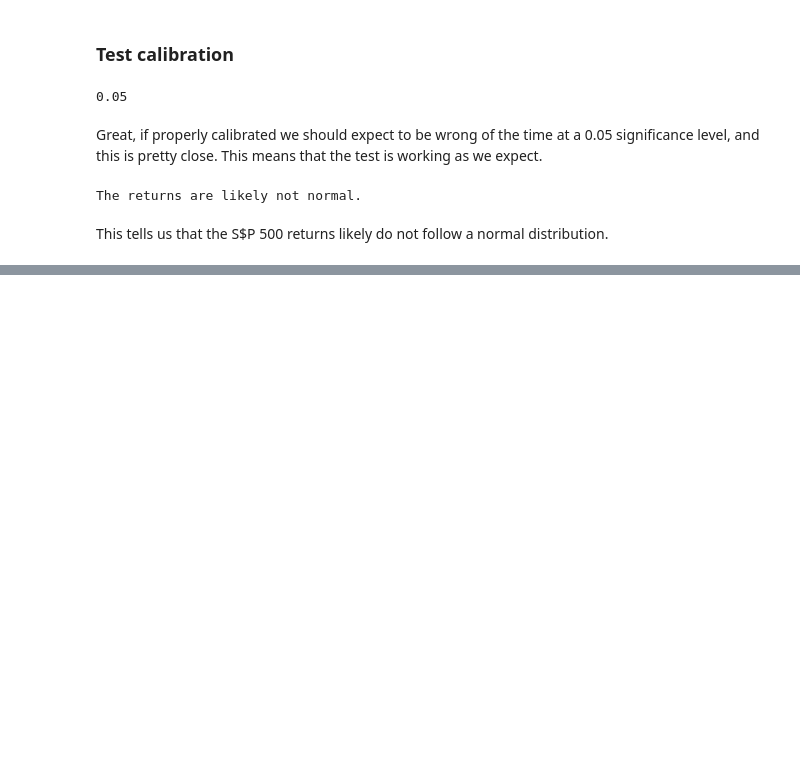
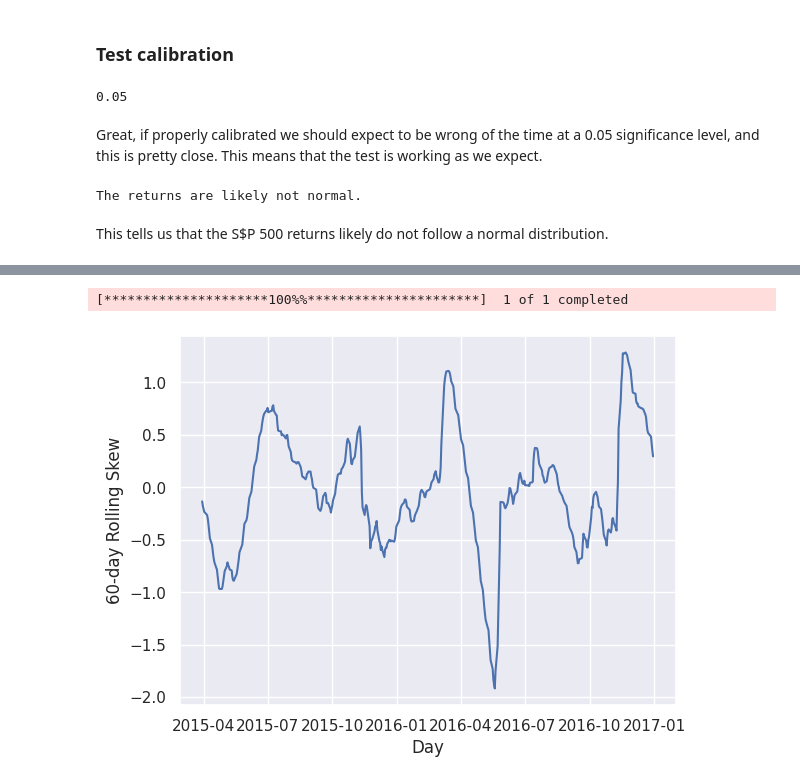
Before and after one commit to JBobbyy/quant-start, a Jupyter notebook: 6-statistical_moments.ipynb, the cells around one changed output, grey strips where cells are left out. Cells and saved outputs as stored; diff of their text form; code cells hidden in the pictures; blank space fills up the shorter version.

```diff
--- a/6-statistical_moments.ipynb
+++ b/6-statistical_moments.ipynb
@@ -130,0 +252,11 @@ This tells us that the S$P 500 returns likely do not follow a normal distributio
+# %%
+# Plot the rolling skew of AMC using the pd.rolling_skew function.
+AMC = yf.download('AMC', start='2015-01-01', end='2017-01-01')['Adj Close']
+
+rolling_skew = AMC.rolling(window=60, center=False).skew()
+plt.plot(rolling_skew);
+plt.xlabel('Day');
+plt.ylabel('60-day Rolling Skew');
+# %% [output]
+[*********************100%%**********************]  1 of 1 completed
+[figure, added]
```
Also changed, not shown: parts of 15 cells of this notebook.
